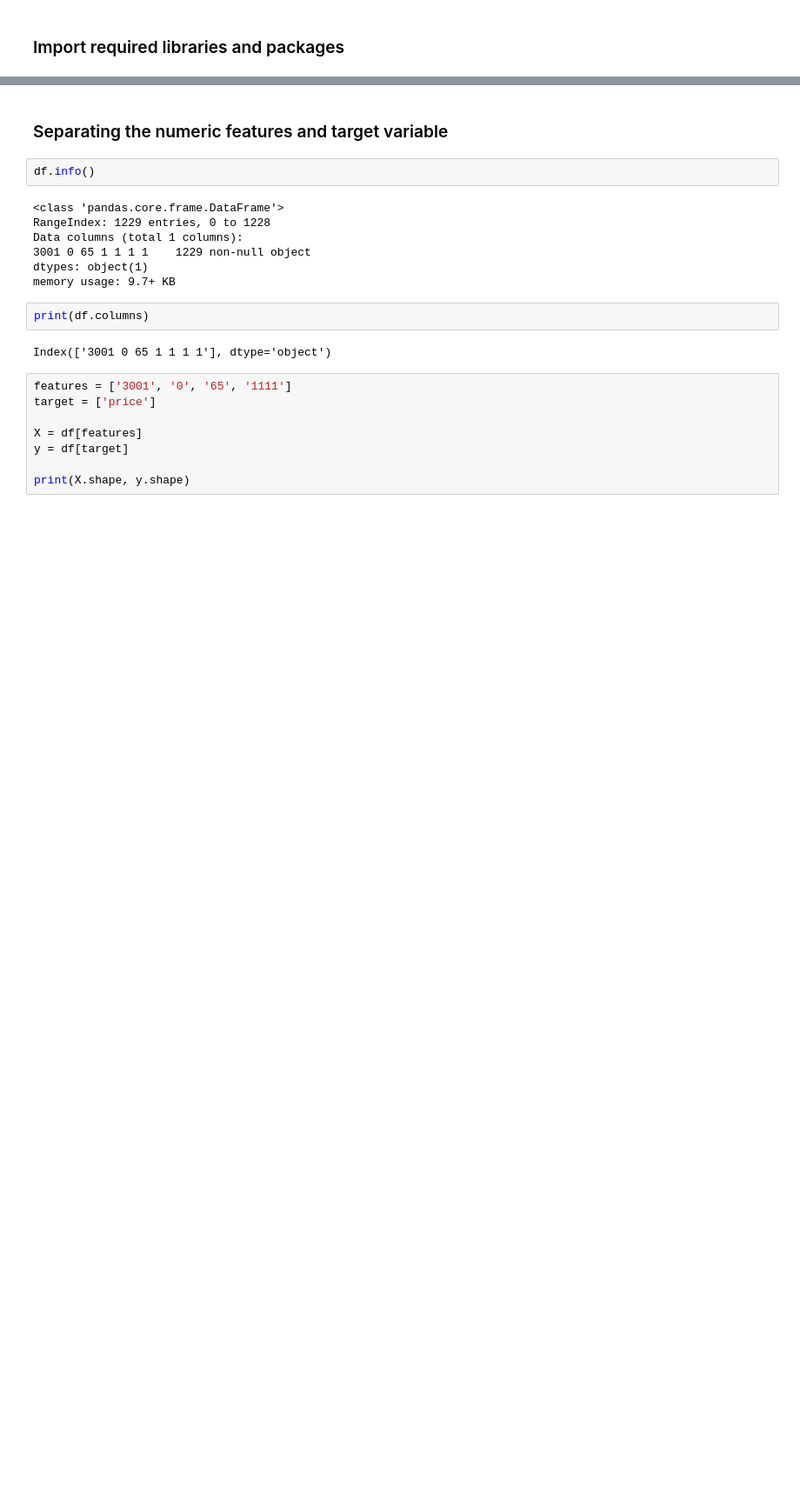
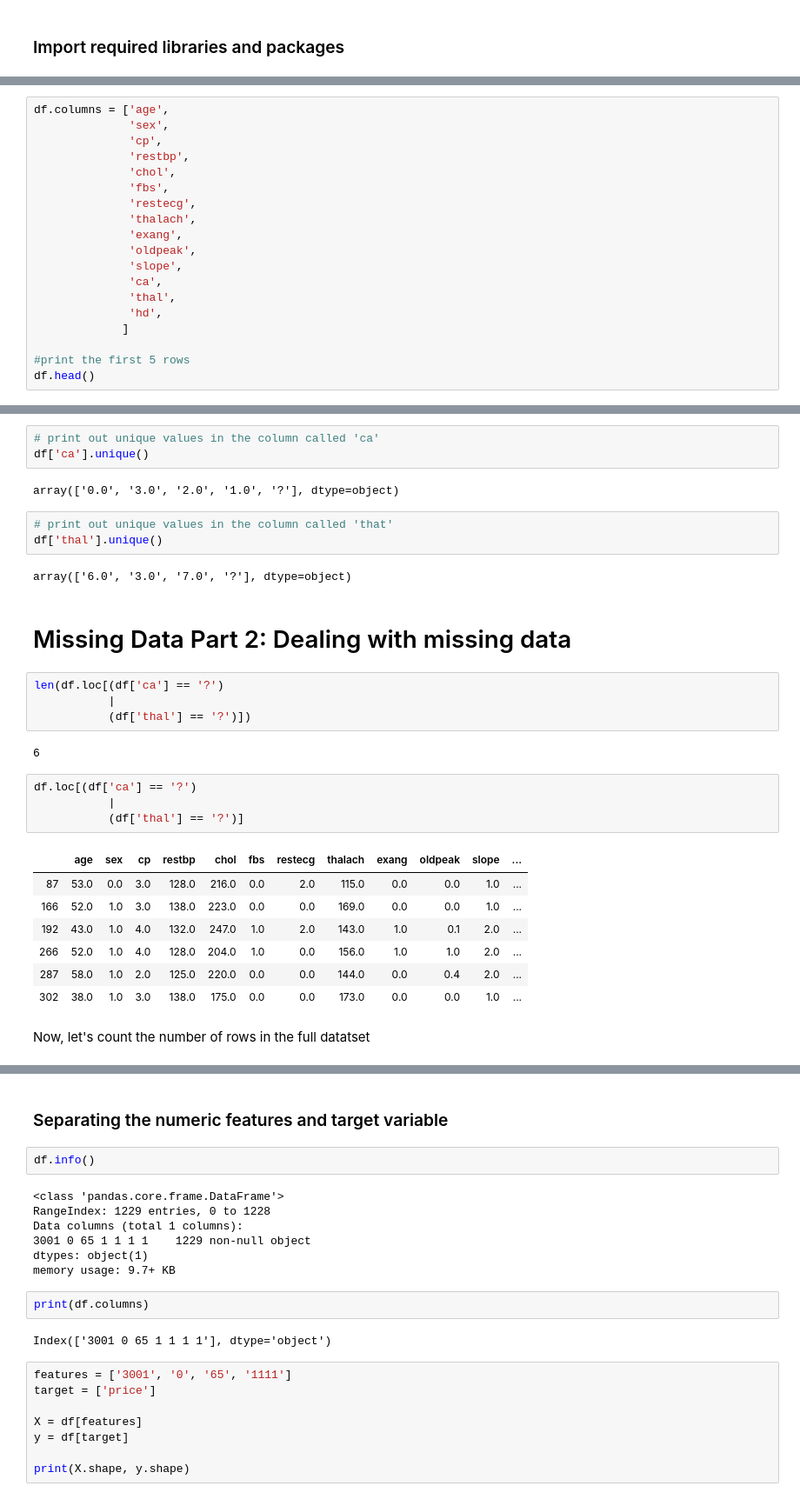
Before and after one commit to nabilatajrin/ford_used_car_analysis_-, a Jupyter notebook: processed_cleaveland_data_analysis.ipynb, the cells around one changed output, grey strips where cells are left out. Shown: that part at 87% size. Drawn from its saved outputs; the diff is of its cells as text; blank space fills up the shorter version.

```diff
--- a/processed_cleaveland_data_analysis.ipynb
+++ b/processed_cleaveland_data_analysis.ipynb
@@ -65,0 +76,19 @@ print(df.shape)
+# %%
+df.columns = ['age',
+              'sex',
+              'cp',
+              'restbp',
+              'chol',
+              'fbs',
+              'restecg',
+              'thalach',
+              'exang',
+              'oldpeak',
+              'slope',
+              'ca',
+              'thal',
+              'hd',
+             ]
+
+#print the first 5 rows
+df.head()
@@ -65,0 +123,32 @@ print(df.shape)
+# %%
+# print out unique values in the column called 'ca'
+df['ca'].unique()
+# %% [output]
+array(['0.0', '3.0', '2.0', '1.0', '?'], dtype=object)
+# %%
+# print out unique values in the column called 'that'
+df['thal'].unique()
+# %% [output]
+array(['6.0', '3.0', '7.0', '?'], dtype=object)
+# %% [markdown]
+# Missing Data Part 2: Dealing with missing data
+# %%
+len(df.loc[(df['ca'] == '?')
+           |
+           (df['thal'] == '?')])
+# %% [output]
+6
+# %%
+df.loc[(df['ca'] == '?')
+           |
+           (df['thal'] == '?')]
+# %% [output]
+|  | age | sex | cp | restbp | chol | fbs | restecg | thalach | exang | oldpeak | slope | ... |
+| 87 | 53.0 | 0.0 | 3.0 | 128.0 | 216.0 | 0.0 | 2.0 | 115.0 | 0.0 | 0.0 | 1.0 | ... |
+| 166 | 52.0 | 1.0 | 3.0 | 138.0 | 223.0 | 0.0 | 0.0 | 169.0 | 0.0 | 0.0 | 1.0 | ... |
+| 192 | 43.0 | 1.0 | 4.0 | 132.0 | 247.0 | 1.0 | 2.0 | 143.0 | 1.0 | 0.1 | 2.0 | ... |
+| 266 | 52.0 | 1.0 | 4.0 | 128.0 | 204.0 | 1.0 | 0.0 | 156.0 | 1.0 | 1.0 | 2.0 | ... |
+| 287 | 58.0 | 1.0 | 2.0 | 125.0 | 220.0 | 0.0 | 0.0 | 144.0 | 0.0 | 0.4 | 2.0 | ... |
+| 302 | 38.0 | 1.0 | 3.0 | 138.0 | 175.0 | 0.0 | 0.0 | 173.0 | 0.0 | 0.0 | 1.0 | ... |
+# %% [markdown]
+Now, let's count the number of rows in the full datatset
```
Also changed, not shown: parts of 17 cells of this notebook.
